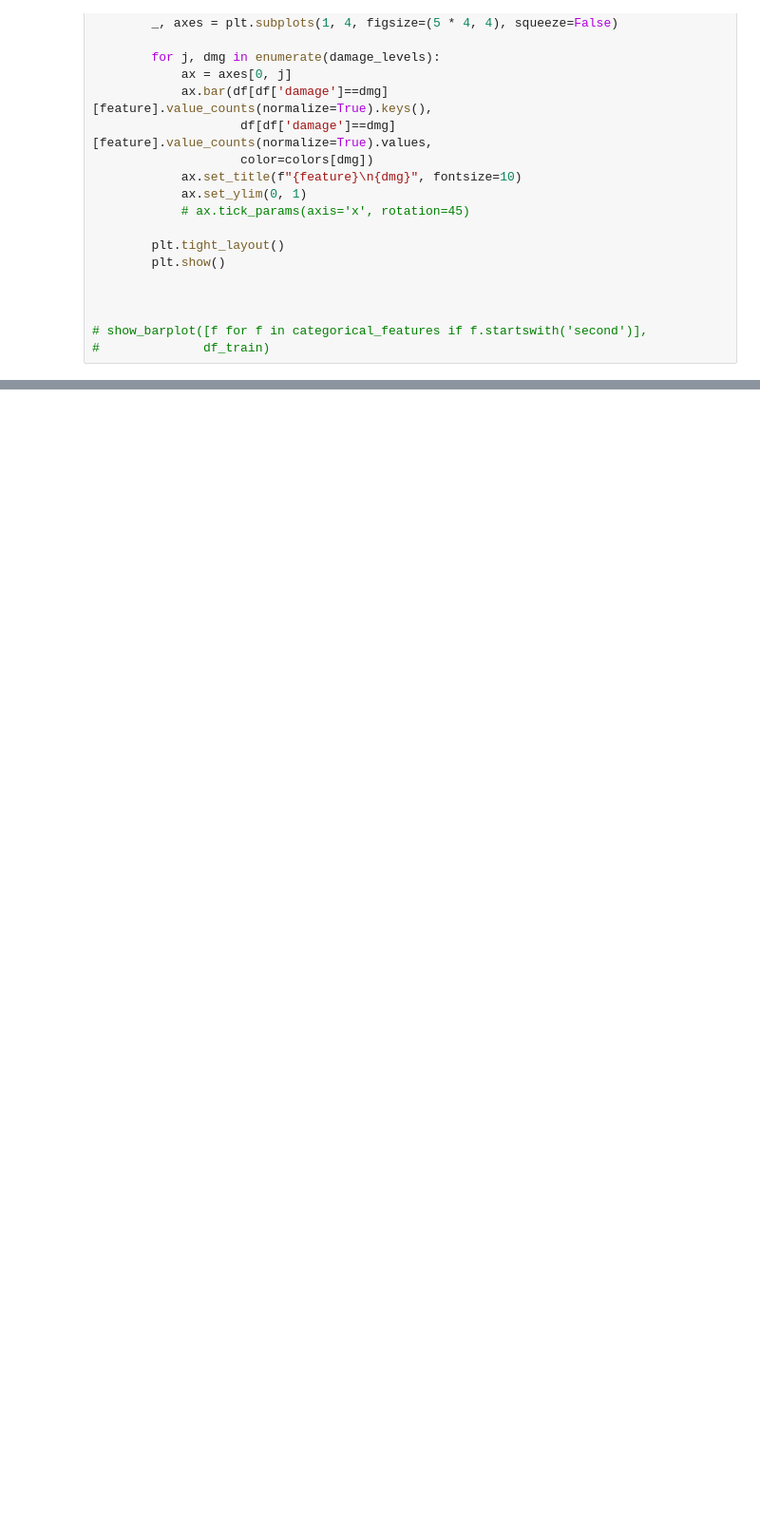
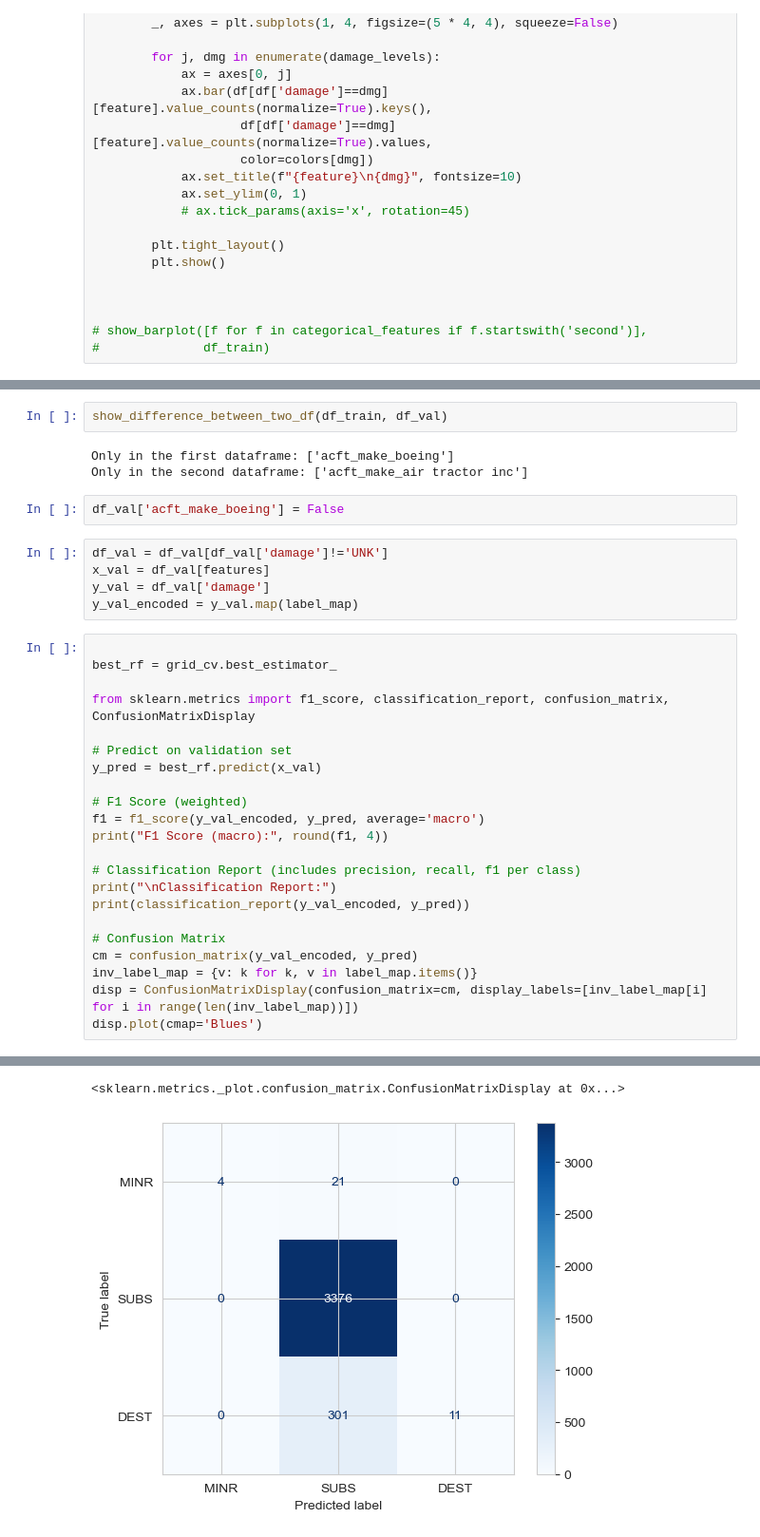
Before and after one commit to TheErdosInstitute-Summer2025-Project/aviation-project, a Jupyter notebook: jupyter-notebooks/model-testing-inkee.ipynb, the cells around one changed output, grey strips where cells are left out. Shown: that part at 95% size. Drawn from its saved outputs; the diff is of its cells as text; blank space fills up the shorter version.

```diff
--- a/jupyter-notebooks/model-testing-inkee.ipynb
+++ b/jupyter-notebooks/model-testing-inkee.ipynb
@@ -551,0 +355,35 @@ param_max_depth
+# %%
+show_difference_between_two_df(df_train, df_val)
+# %% [output]
+Only in the first dataframe: ['acft_make_boeing']
+Only in the second dataframe: ['acft_make_air tractor inc']
+# %%
+df_val['acft_make_boeing'] = False
+# %%
+df_val = df_val[df_val['damage']!='UNK']
+x_val = df_val[features]
+y_val = df_val['damage']
+y_val_encoded = y_val.map(label_map)
+# %%
+
+best_rf = grid_cv.best_estimator_
+
+from sklearn.metrics import f1_score, classification_report, confusion_matrix, ConfusionMatrixDisplay
+
+# Predict on validation set
+y_pred = best_rf.predict(x_val)
+
+# F1 Score (weighted)
+f1 = f1_score(y_val_encoded, y_pred, average='macro')
+print("F1 Score (macro):", round(f1, 4))
+
+# Classification Report (includes precision, recall, f1 per class)
+print("\nClassification Report:")
+print(classification_report(y_val_encoded, y_pred))
+
+# Confusion Matrix
+cm = confusion_matrix(y_val_encoded, y_pred)
+inv_label_map = {v: k for k, v in label_map.items()}
+disp = ConfusionMatrixDisplay(confusion_matrix=cm, display_labels=[inv_label_map[i] for i in range(len(inv_label_map))])
+disp.plot(cmap='Blues')
+# %% [output]
@@ -551,0 +402,2 @@ param_max_depth
+<sklearn.metrics._plot.confusion_matrix.ConfusionMatrixDisplay at 0x...>
+[figure, added]
```
Also changed, not shown: parts of 35 cells of this notebook.
